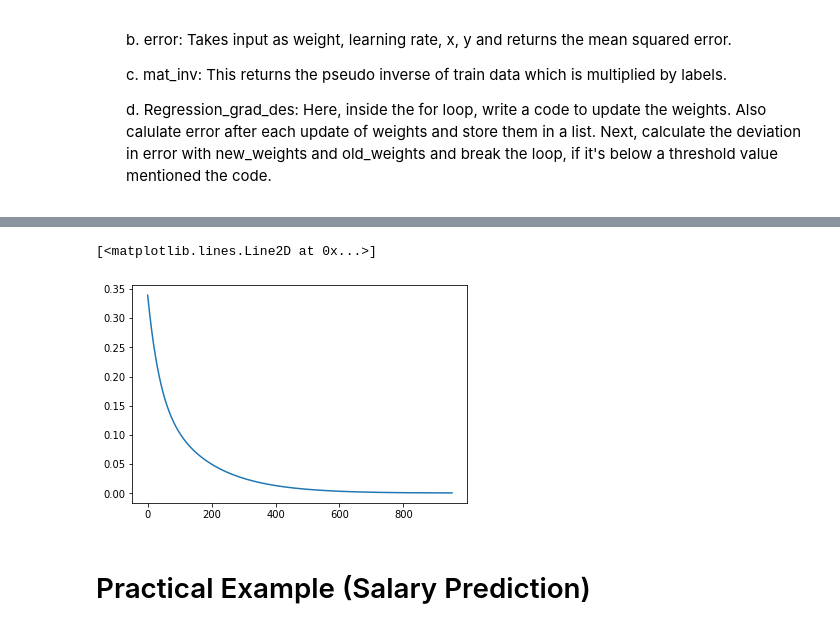
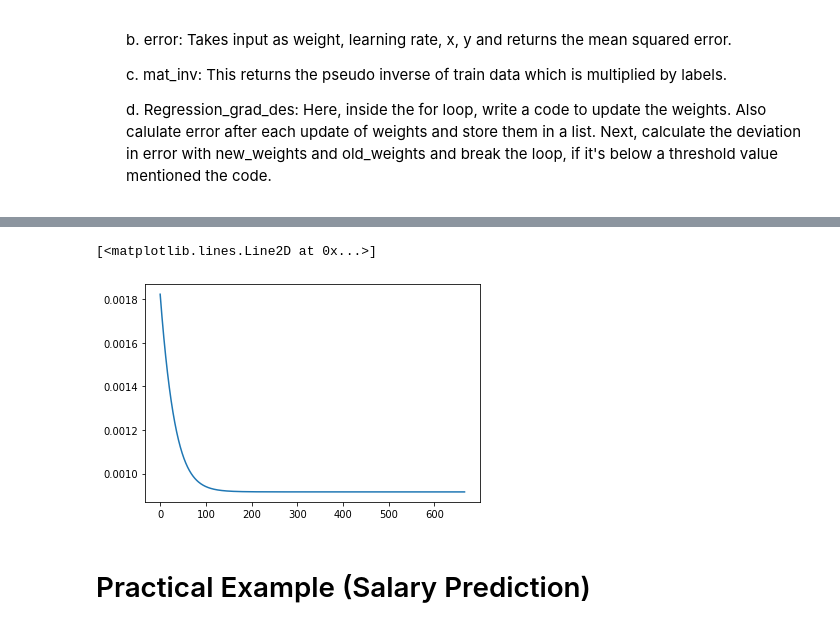
Before and after one commit to Whitelisted2/EE413-PRML-Lab, a Jupyter notebook: Assignment-05-Regression1/Solved/Lab_5_Regression.ipynb, the cells around one changed output, grey strips where cells are left out. Drawn from its saved outputs; the diff is of its cells as text; code cells hidden in the pictures.

```diff
--- a/Assignment-05-Regression1/Solved/Lab_5_Regression.ipynb
+++ b/Assignment-05-Regression1/Solved/Lab_5_Regression.ipynb
@@ -541,52 +541,62 @@ class regression:
     return np.sum(np.power((y - x.T @ w), 2))**0.5/y.shape[0]
 
   def mat_inv(self,y,x_aug):
-    return np.linalg.pinv((x_aug @ x_aug.T)) @ x_aug @ y    # W_opt, basically
+    return np.matmul(np.matmul(np.linalg.pinv(np.matmul(x_aug,x_aug.T)),x_aug),y)    # W_opt, basically
 
   # By Gradient descent
 
-  def Regression_grad_des(self,x,y,lr,w_choose):
-    err_arr = []
-    if(not w_choose):
-      w_init = np.zeros((x.shape[0], 1)) # M x 1
-    else:
-      w_init = np.array([20000, 2000, 100, 2, 300, 5000])
-    w_prev = w_init
-    w_curr = w_init
-    for i in range(1000):
+  def Regression_grad_des(self,x,y,lr):
+    w_old=np.zeros((x.shape[0],1))
+    err=[]
+    while(1):
+        w=self.grad_update(w_old=w_old,lr=lr,y=y,x=x)
+        err.append(self.error(w,y,x))
+        dev=np.abs(self.error(w,y,x)-self.error(w_old,y,x))
+        if dev<=10**-11:
+            w_old=w
+            break
+        w_old=w
+    return w_old,err
+    # err_arr = []
+    # if(not w_choose):
+    #   w_init = np.zeros((x.shape[0], 1)) # M x 1
+    # else:
+    #   w_init = np.array([20000, 2000, 100, 2, 300, 5000])
+    # w_prev = w_init
+    # w_curr = w_init
+    # for i in range(1000):
 
-      w_curr = self.grad_update(w_curr, lr, y, x)
+    #   w_curr = self.grad_update(w_curr, lr, y, x)
 
-      err = self.error(w_curr, y, x)
-      err_prev = self.error(w_prev, y, x)
-      err_arr.append(err)
-      dev = np.abs(err - err_prev)
+    #   err = self.error(w_curr, y, x)
+    #   err_prev = self.error(w_prev, y, x)
+    #   err_arr.append(err)
+    #   dev = np.abs(err - err_prev)
 
-      w_prev = w_curr
+    #   w_prev = w_curr
 
-      if dev<=0.000001:
-        break
-    w_pred = w_curr
-    err = err_arr
+    #   if dev<=0.000001:
+    #     break
+    # w_pred = w_curr
+    # err = err_arr
 
-    return w_pred, err
+    # return w_pred, err
 
 
 #############################################################################
 # Generation of data
 
-sim_dim=4
+sim_dim=5
 sim_no_data=1000
 
 x=np.random.uniform(-1,1,(sim_dim,sim_no_data))
 print("Dimensions of data = ", x.shape) # M x N-1 ; each FV is 1 x N-1 here.
 
-w = np.array([[9], [4], [8], [2], [5]]) ## Write your code here (Initialise the weight matrix) (W=[w0,w1,.....,wM]')
+w = np.zeros((x.shape[0]+1,1)) ## Write your code here (Initialise the weight matrix) (W=[w0,w1,.....,wM]')
 print("Dimensions of weight matrix = ", w.shape) # M x 1
 
 ## Augment the Input
-x0 = np.ones((1,x.shape[1])) # 1 x N-1
-x_aug = np.vstack((x0, x)) ## Write your code here (Augment the data so as to include x0 also which is a vector of ones)
+x_aug = np.r_[np.ones((1,x.shape[1])),x] ## Write your code here (Augment the data so as to include x0 also which is a vector of ones)
 print("Dimensions of data after augmenting x0 = ", x_aug.shape) # M x N
 
 y = x_aug.T @ w  # vector multiplication
@@ -607,7 +617,7 @@ print(w_opt)
 
 # By Gradient descent
 lr=0.01
-w_pred,err=reg.Regression_grad_des(x_aug,y,lr,0)
+w_pred,err=reg.Regression_grad_des(x_aug,y,lr)
 print(w_pred)
 
 plt.plot(err)
@@ -629,5 +641,5 @@ Dimensions of y =  (1000, 1)
 [<matplotlib.lines.Line2D at 0x...>]
-[figure, old version]
+[figure, new version]
 # %% [markdown]
 # Practical Example (Salary Prediction)
 # %% [markdown]
```
Also changed, not shown: parts of 15 cells of this notebook, 2 other files.
